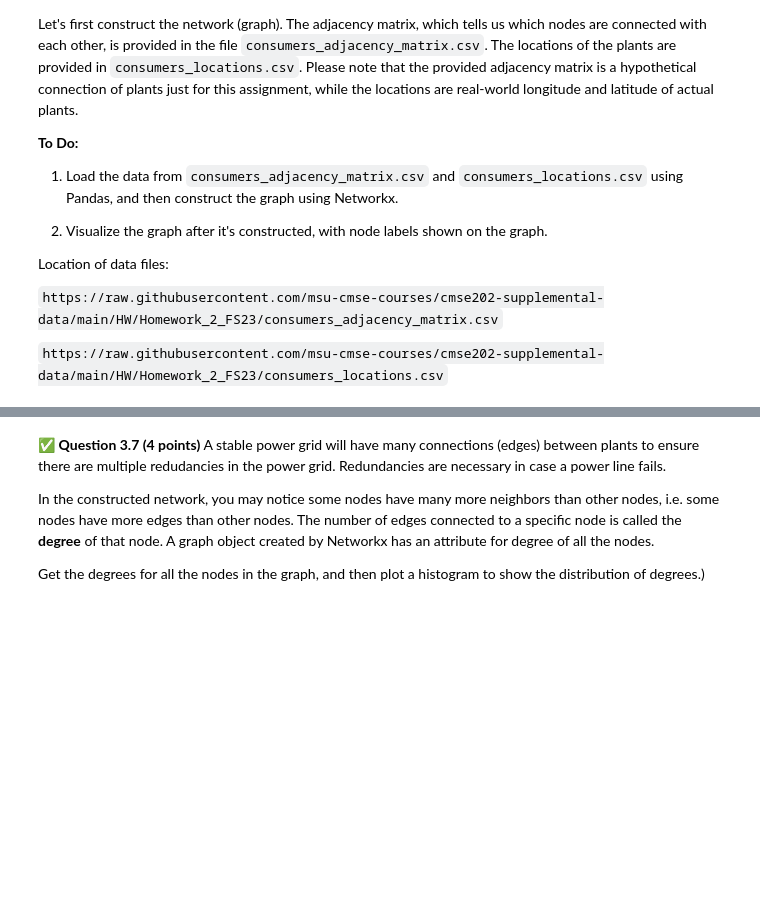
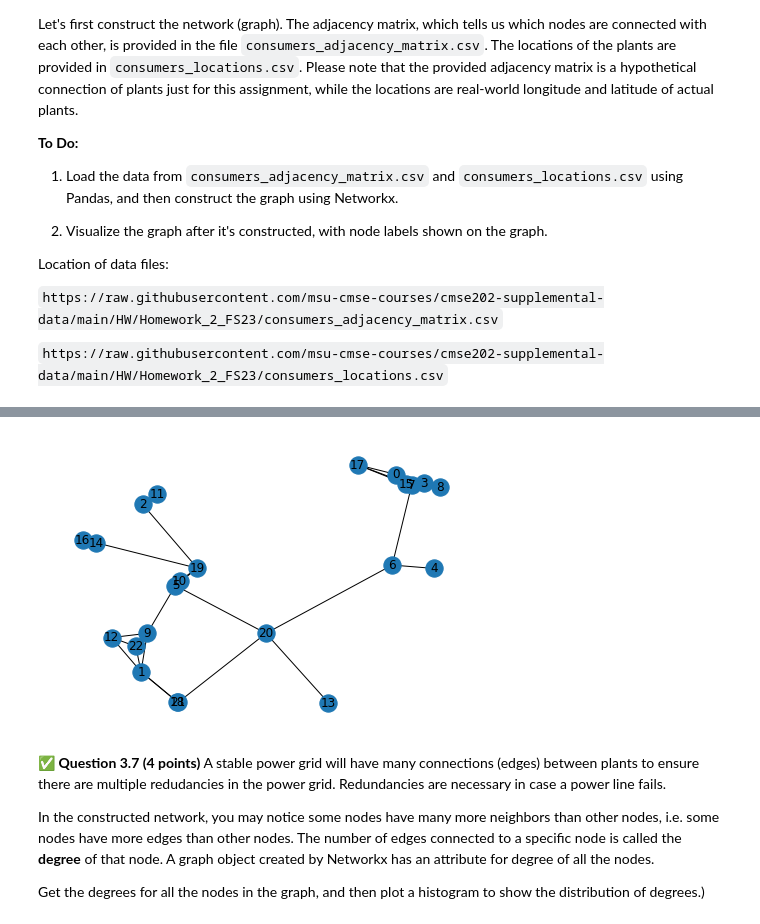
Before and after one commit to ryn-vw/CMSE202-f23-turnin, a Jupyter notebook: HW-02/HW 2, Ryn VW.ipynb, the cells around one changed output, grey strips where cells are left out. Drawn from its saved outputs; the diff is of its cells as text; code cells hidden in the pictures; blank space fills up the shorter version.

```diff
--- a/HW-02/HW 2, Ryn VW.ipynb
+++ b/HW-02/HW 2, Ryn VW.ipynb
@@ -413,9 +415,12 @@ Location of data files:
 # %%
 # Complete the following code to construct and display the graph
-
 position = pd.read_csv('./consumers_locations.csv', header=None)
-G = nx.Graph(graph_adjacency_matrix)
-nx.draw(G, pos=position.values, with_labels=True)
+matrix= pd.read_csv('consumers_adjacency_matrix.csv', header=None)
+# %%
+G = nx.Graph(matrix)
+nx.draw(G, pos=position.values, with_labels=True)
+# %% [output]
+[figure, added]
 # %% [markdown]
 &#9989; **Question 3.7 (4 points)** A stable power grid will have many connections (edges) between plants to ensure there are multiple redudancies in the power grid.  Redundancies are necessary in case a power line fails.
 
```
Also changed, not shown: parts of 6 cells of this notebook.
